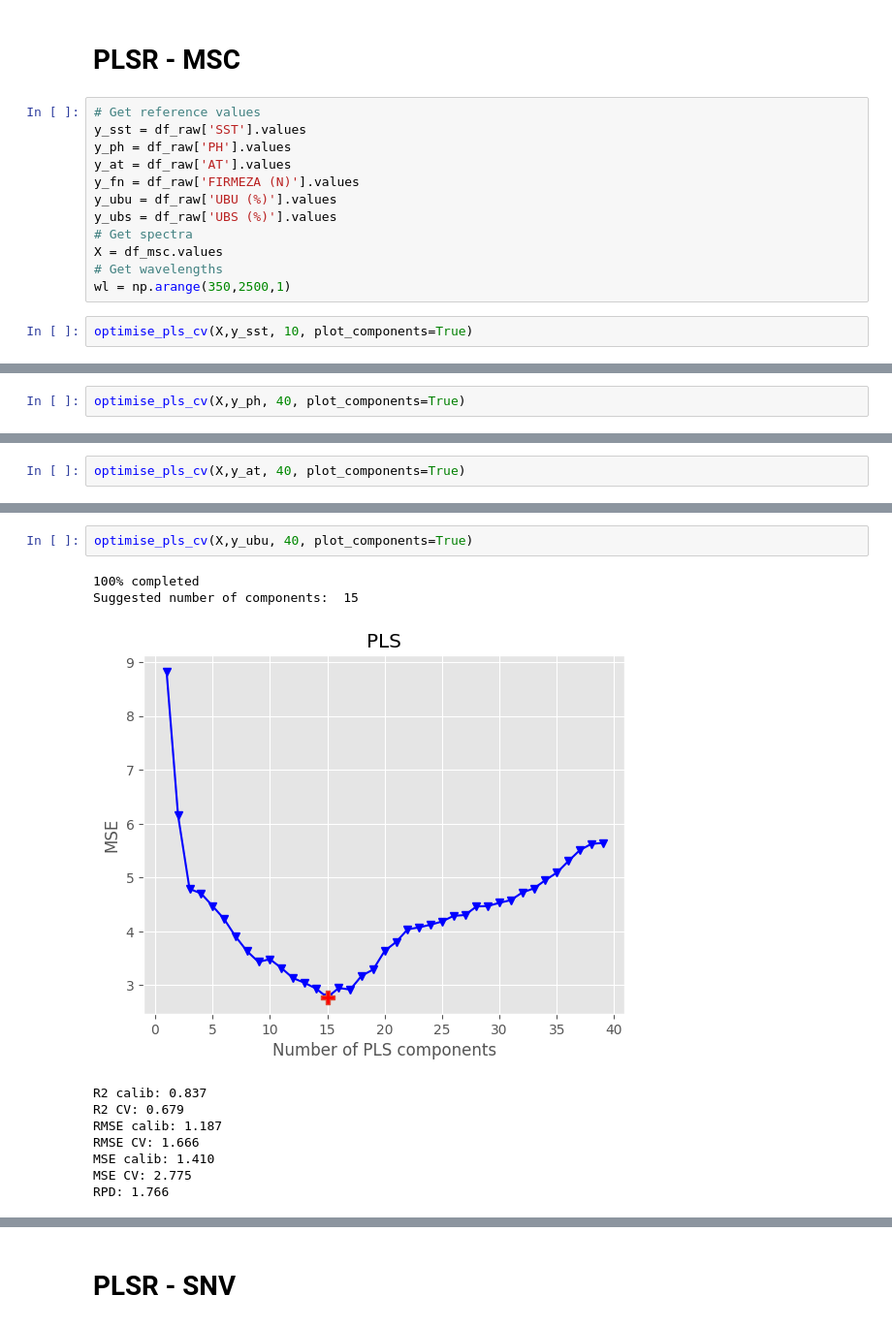
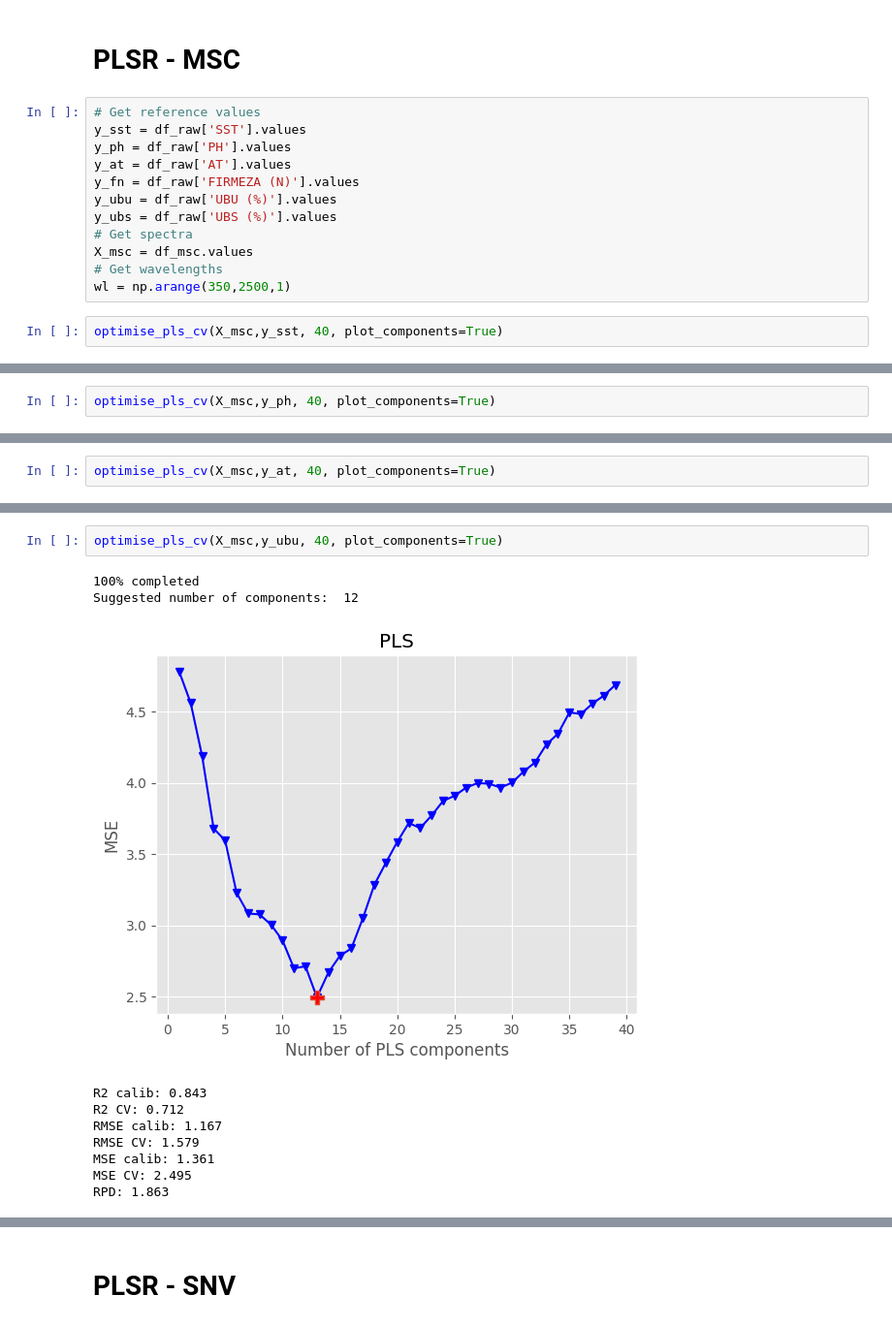
Before and after one commit to xndrxssx/cotton_candy_spectral_analysis, a Jupyter notebook: PLS Regression/cotton_candy_PLSR.ipynb, the cells around one changed output, grey strips where cells are left out. Shown at 97% size. Saved outputs shown, nothing was run; the diff lists cells and outputs as text.

```diff
--- a/PLS Regression/cotton_candy_PLSR.ipynb
+++ b/PLS Regression/cotton_candy_PLSR.ipynb
@@ -218,10 +226,10 @@ y_fn = df_raw['FIRMEZA (N)'].values
 y_ubu = df_raw['UBU (%)'].values
 y_ubs = df_raw['UBS (%)'].values
 # Get spectra
-X = df_msc.values
+X_msc = df_msc.values
 # Get wavelengths
 wl = np.arange(350,2500,1)
 # %%
-optimise_pls_cv(X,y_sst, 10, plot_components=True)
+optimise_pls_cv(X_msc,y_sst, 40, plot_components=True)
 # %% [output]
 100% completed
@@ -238,4 +246,4 @@ RPD: 2.044
 # %%
-optimise_pls_cv(X,y_ph, 40, plot_components=True)
+optimise_pls_cv(X_msc,y_ph, 40, plot_components=True)
 # %% [output]
 100% completed
@@ -252,4 +260,4 @@ RPD: 1.470
 # %%
-optimise_pls_cv(X,y_at, 40, plot_components=True)
+optimise_pls_cv(X_msc,y_at, 40, plot_components=True)
 # %% [output]
 100% completed
@@ -266,13 +274,13 @@ RPD: 2.225
 # %%
-optimise_pls_cv(X,y_ubu, 40, plot_components=True)
+optimise_pls_cv(X_msc,y_ubu, 40, plot_components=True)
 # %% [output]
 100% completed
-Suggested number of components:  15
+Suggested number of components:  12
-[figure, old version]
+[figure, new version]
-R2 calib: 0.837
-R2 CV: 0.679
-RMSE calib: 1.187
-RMSE CV: 1.666
-MSE calib: 1.410
-MSE CV: 2.775
-RPD: 1.766
+R2 calib: 0.843
+R2 CV: 0.712
+RMSE calib: 1.167
+RMSE CV: 1.579
+MSE calib: 1.361
+MSE CV: 2.495
+RPD: 1.863
```
Also changed, not shown: parts of 13 cells of this notebook, 3 other files.
